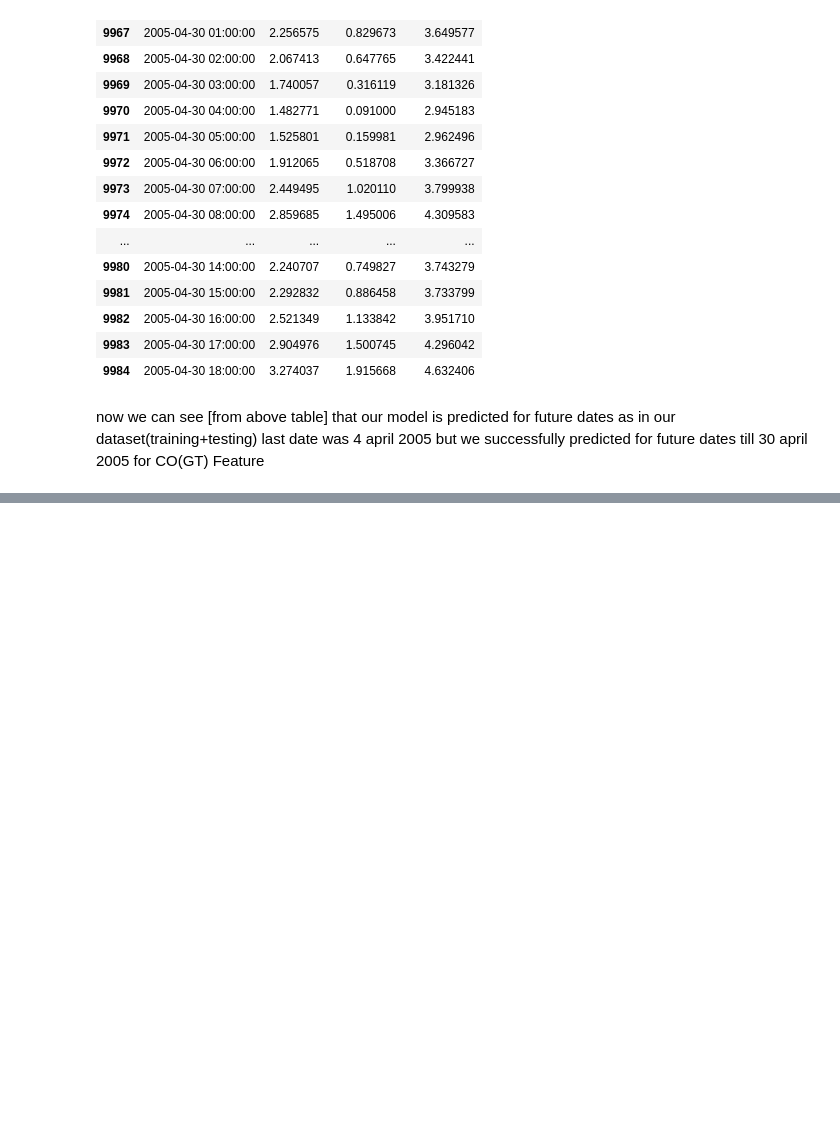
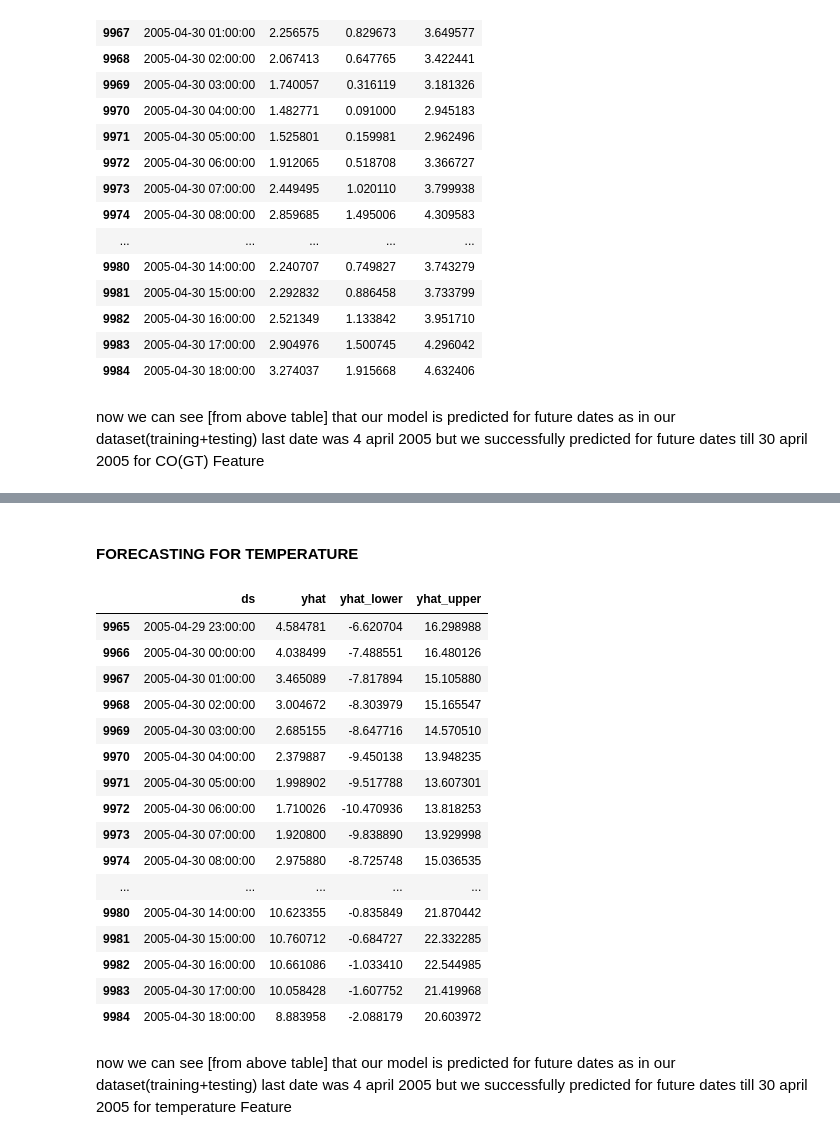
Before and after one commit to dwivediprashant/AIR_QUALITY_INDEX_PROJECT, a Jupyter notebook: airQualityIndex.ipynb, the cells around one changed output, grey strips where cells are left out. Drawn from its saved outputs; the diff is of its cells as text; code cells hidden in the pictures; blank space fills up the shorter version.

```diff
--- a/airQualityIndex.ipynb
+++ b/airQualityIndex.ipynb
@@ -739,0 +869,27 @@ now we can see [from above table] that our model is predicted for future dates a
+# %% [markdown]
+#### FORECASTING FOR TEMPERATURE
+# %%
+# Forecast for next 2500 hours
+future = model.make_future_dataframe(periods=2500, freq="h")
+forecast = model.predict(future)
+forecast[['ds', 'yhat', 'yhat_lower', 'yhat_upper']].tail(20)
+# %% [output]
+|  | ds | yhat | yhat_lower | yhat_upper |
+| 9965 | 2005-04-29 23:00:00 | 4.584781 | -6.620704 | 16.298988 |
+| 9966 | 2005-04-30 00:00:00 | 4.038499 | -7.488551 | 16.480126 |
+| 9967 | 2005-04-30 01:00:00 | 3.465089 | -7.817894 | 15.105880 |
+| 9968 | 2005-04-30 02:00:00 | 3.004672 | -8.303979 | 15.165547 |
+| 9969 | 2005-04-30 03:00:00 | 2.685155 | -8.647716 | 14.570510 |
+| 9970 | 2005-04-30 04:00:00 | 2.379887 | -9.450138 | 13.948235 |
+| 9971 | 2005-04-30 05:00:00 | 1.998902 | -9.517788 | 13.607301 |
+| 9972 | 2005-04-30 06:00:00 | 1.710026 | -10.470936 | 13.818253 |
+| 9973 | 2005-04-30 07:00:00 | 1.920800 | -9.838890 | 13.929998 |
+| 9974 | 2005-04-30 08:00:00 | 2.975880 | -8.725748 | 15.036535 |
+| ... | ... | ... | ... | ... |
+| 9980 | 2005-04-30 14:00:00 | 10.623355 | -0.835849 | 21.870442 |
+| 9981 | 2005-04-30 15:00:00 | 10.760712 | -0.684727 | 22.332285 |
+| 9982 | 2005-04-30 16:00:00 | 10.661086 | -1.033410 | 22.544985 |
+| 9983 | 2005-04-30 17:00:00 | 10.058428 | -1.607752 | 21.419968 |
+| 9984 | 2005-04-30 18:00:00 | 8.883958 | -2.088179 | 20.603972 |
+# %% [markdown]
+now we can see [from above table] that our model is predicted for future dates as in our dataset(training+testing) last date was 4 april 2005 but we successfully predicted for future dates till 30 april 2005 for temperature Feature
```
Also changed, not shown: parts of 20 cells of this notebook.
